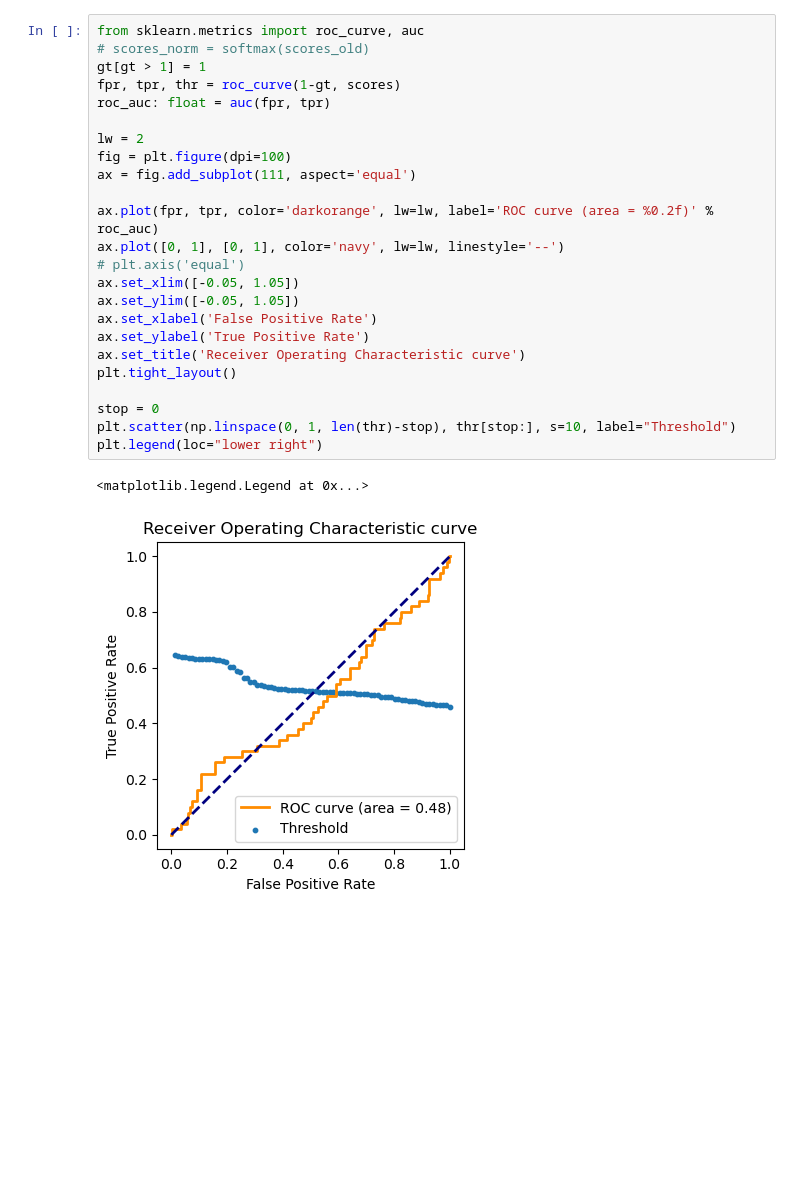
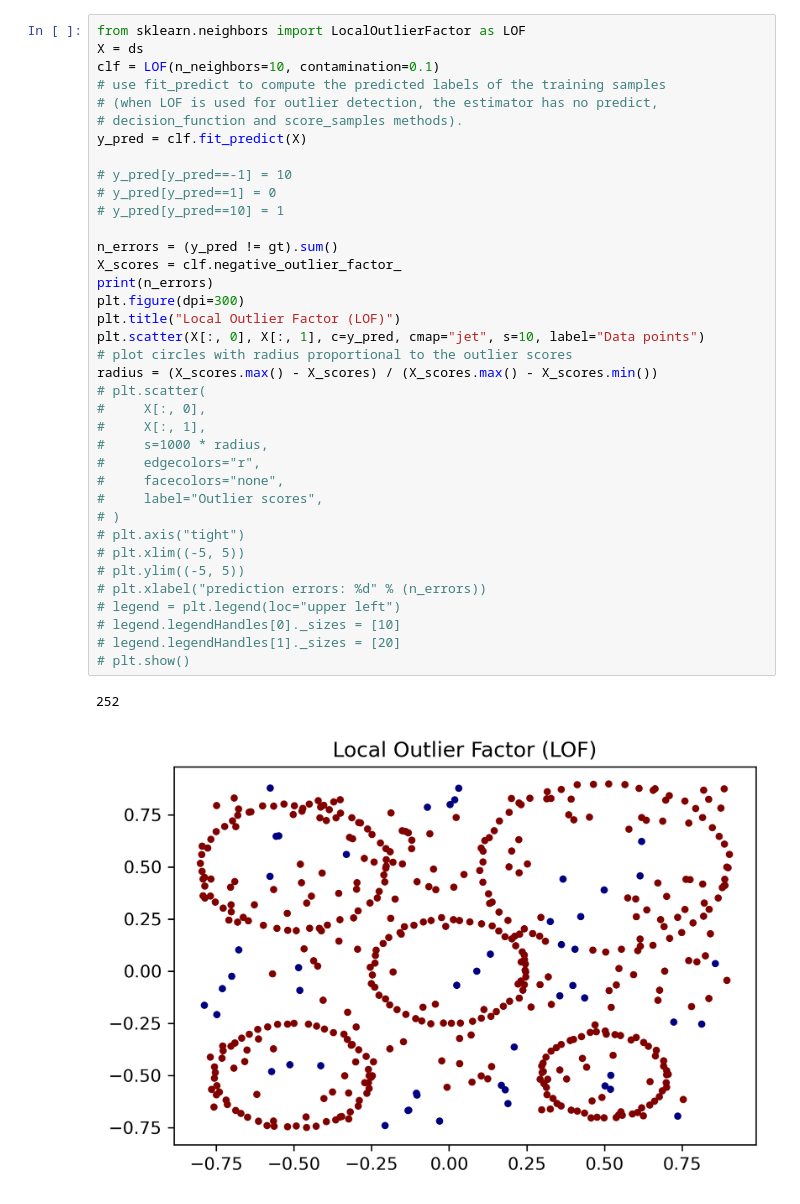
Before and after one commit to catonzio/Neural-PreferenceIsolation, a Jupyter notebook: src/notebooks/star_dataset.ipynb, the cells around one changed output. Drawn from its saved outputs; the diff is of its cells as text; blank space fills up the shorter version.

```diff
--- a/src/notebooks/star_dataset.ipynb
+++ b/src/notebooks/star_dataset.ipynb
@@ -78,27 +67,40 @@ plt.colorbar()
-# %%
-from sklearn.metrics import roc_curve, auc
-# scores_norm = softmax(scores_old)
-gt[gt > 1] = 1
-fpr, tpr, thr = roc_curve(1-gt, scores)
-roc_auc: float = auc(fpr, tpr)
-
-lw = 2
-fig = plt.figure(dpi=100)
-ax = fig.add_subplot(111, aspect='equal')
-
-ax.plot(fpr, tpr, color='darkorange', lw=lw, label='ROC curve (area = %0.2f)' % roc_auc)
-ax.plot([0, 1], [0, 1], color='navy', lw=lw, linestyle='--')
-# plt.axis('equal')
-ax.set_xlim([-0.05, 1.05])
-ax.set_ylim([-0.05, 1.05])
-ax.set_xlabel('False Positive Rate')
-ax.set_ylabel('True Positive Rate')
-ax.set_title('Receiver Operating Characteristic curve')
-plt.tight_layout()
-
-stop = 0
-plt.scatter(np.linspace(0, 1, len(thr)-stop), thr[stop:], s=10, label="Threshold")
-plt.legend(loc="lower right")
-# %% [output]
-<matplotlib.legend.Legend at 0x...>
-[figure, removed]
+# %%
+from sklearn.neighbors import LocalOutlierFactor as LOF
+X = ds
+clf = LOF(n_neighbors=10, contamination=0.1)
+# use fit_predict to compute the predicted labels of the training samples
+# (when LOF is used for outlier detection, the estimator has no predict,
+# decision_function and score_samples methods).
+y_pred = clf.fit_predict(X)
+
+# y_pred[y_pred==-1] = 10
+# y_pred[y_pred==1] = 0
+# y_pred[y_pred==10] = 1
+
+n_errors = (y_pred != gt).sum()
+X_scores = clf.negative_outlier_factor_
+print(n_errors)
+plt.figure(dpi=300)
+plt.title("Local Outlier Factor (LOF)")
+plt.scatter(X[:, 0], X[:, 1], c=y_pred, cmap="jet", s=10, label="Data points")
+# plot circles with radius proportional to the outlier scores
+radius = (X_scores.max() - X_scores) / (X_scores.max() - X_scores.min())
+# plt.scatter(
+#     X[:, 0],
+#     X[:, 1],
+#     s=1000 * radius,
+#     edgecolors="r",
+#     facecolors="none",
+#     label="Outlier scores",
+# )
+# plt.axis("tight")
+# plt.xlim((-5, 5))
+# plt.ylim((-5, 5))
+# plt.xlabel("prediction errors: %d" % (n_errors))
+# legend = plt.legend(loc="upper left")
+# legend.legendHandles[0]._sizes = [10]
+# legend.legendHandles[1]._sizes = [20]
+# plt.show()
+# %% [output]
+252
+[figure, added]
```
Also changed, not shown: parts of 11 cells of this notebook, 13 other files.
